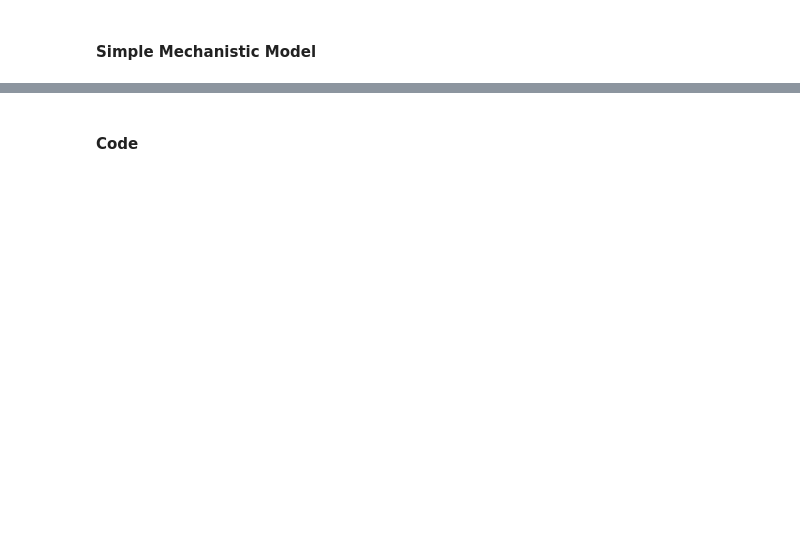
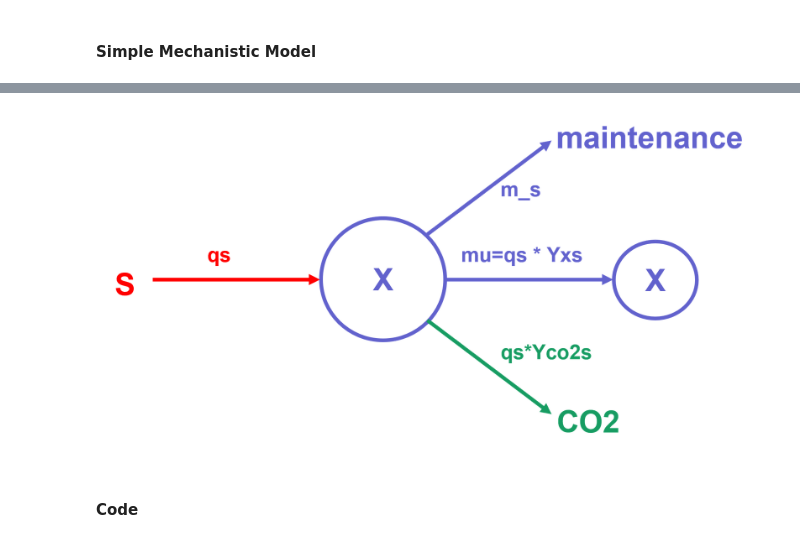
Before and after one commit to boripf/hybrid-model-corynebacterium, a Jupyter notebook: B_simulation.ipynb, the cells around one changed output, grey strips where cells are left out. Cells and saved outputs as stored; diff of their text form; code cells hidden in the pictures; blank space fills up the shorter version.

```diff
--- a/B_simulation.ipynb
+++ b/B_simulation.ipynb
@@ -5,3 +7,8 @@
+# %%
+from IPython.display import display, Image
+display(Image(filename='images/MechanisticModel.png'))
+# %% [output]
+[figure, added]
 # %% [markdown]
 #### Code
 # %%
```
Also changed, not shown: parts of 3 cells of this notebook, 9 other files.
